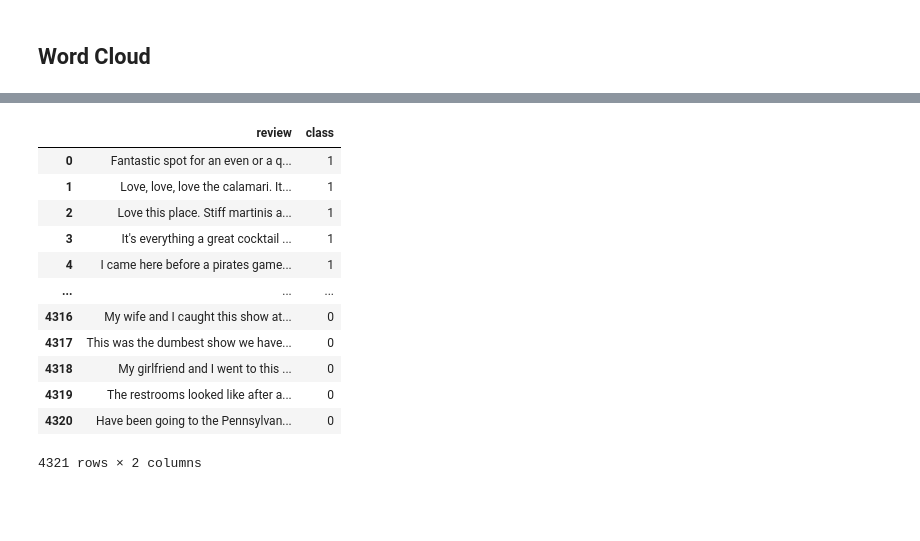
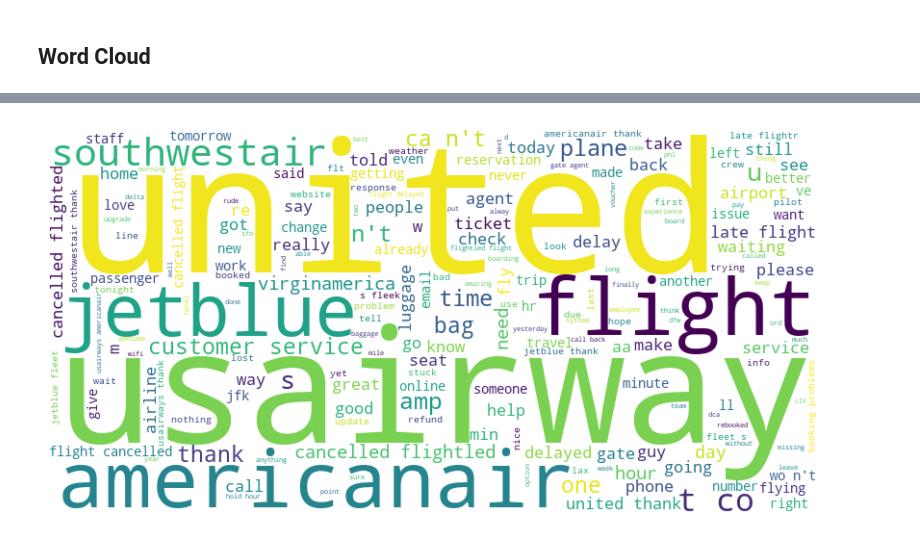
Before and after one commit to andrianang/Modul-NLP, a Jupyter notebook: Modul 1 - Text Preprocessing/Text_Preprocessing.ipynb, the cells around one changed output, grey strips where cells are left out. Saved outputs shown, nothing was run; the diff lists cells and outputs as text; code cells hidden in the pictures; blank space fills up the shorter version.

```diff
--- a/Modul 1 - Text Preprocessing/Text_Preprocessing.ipynb
+++ b/Modul 1 - Text Preprocessing/Text_Preprocessing.ipynb
@@ -42,5 +81,6 @@ Tokenization (NLTK): ['Python', 'programming', 'is', 'very', 'popular', 'among',
 # %%
-doc = nlp(text)
-tokens_spacy = [token.text for token in doc]
-print("Tokenization (SpaCy):", tokens_spacy)
+df['tokens_spacy'] = list(nlp.pipe(df['lower_case']))
+df['tokens_spacy'] = df['tokens_spacy'].apply(lambda doc: [token.text for token in doc])
+print("Text:", df['lower_case'][0])
+print("Tokenization (SpaCy):", df['tokens_spacy'][0])
 # %% [output]
@@ -82,17 +162,14 @@ plt.show()
-# %%
-df = pd.read_csv("Datasets/tutorial.csv")
-df
-# %% [output]
-|  | review | class |
-| 0 | Fantastic spot for an even or a q... | 1 |
-| 1 | Love, love, love the calamari. It... | 1 |
-| 2 | Love this place. Stiff martinis a... | 1 |
-| 3 | It's everything a great cocktail ... | 1 |
-| 4 | I came here before a pirates game... | 1 |
-| ... | ... | ... |
-| 4316 | My wife and I caught this show at... | 0 |
-| 4317 | This was the dumbest show we have... | 0 |
-| 4318 | My girlfriend and I went to this ... | 0 |
-| 4319 | The restrooms looked like after a... | 0 |
-| 4320 | Have been going to the Pennsylvan... | 0 |
-4321 rows × 2 columns
+# %%
+from wordcloud import WordCloud
+import matplotlib.pyplot as plt
+
+all_text = " ".join([" ".join(words) for words in df['remove_stop_words_spacy']])
+
+wordcloud = WordCloud(width=800, height=400, background_color='white').generate(all_text)
+
+plt.figure(figsize=(10, 5))
+plt.imshow(wordcloud, interpolation='bilinear')
+plt.axis("off")
+plt.show()
+# %% [output]
+[figure, added]
```
Also changed, not shown: parts of 18 cells of this notebook.
